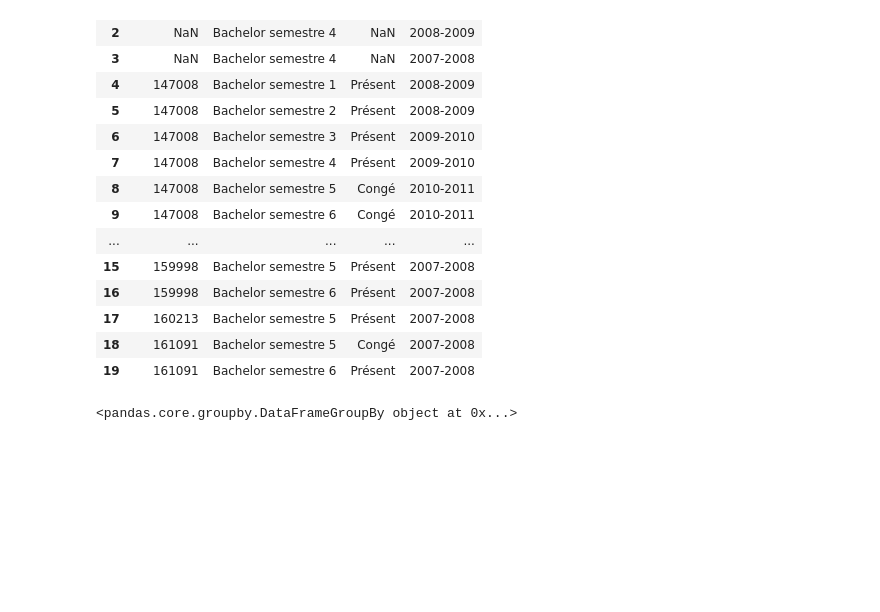
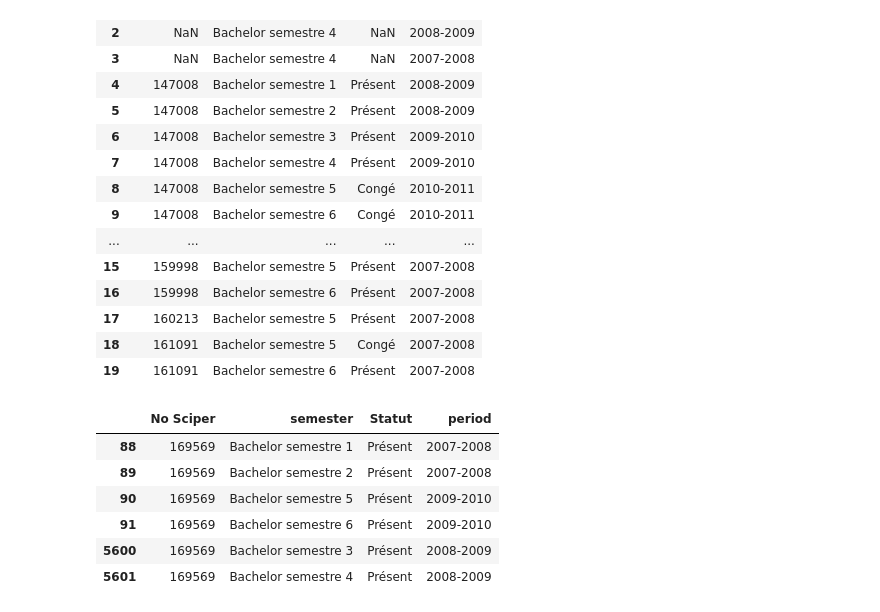
Before and after one commit to onanypoint/ADA-Homework, a Jupyter notebook: 02 - Data from the Web/Data from the web.ipynb, the cells around one changed output. Cells and saved outputs as stored; diff of their text form; code cells hidden in the pictures; blank space fills up the shorter version.

```diff
--- a/02 - Data from the Web/Data from the web.ipynb
+++ b/02 - Data from the Web/Data from the web.ipynb
@@ -229,4 +236,10 @@ d.head(20)
 # %%
-d.groupby(['No Sciper'])
+d[d['No Sciper'] == '169569']
 # %% [output]
-<pandas.core.groupby.DataFrameGroupBy object at 0x...>
+|  | No Sciper | semester | Statut | period |
+| 88 | 169569 | Bachelor semestre 1 | Présent | 2007-2008 |
+| 89 | 169569 | Bachelor semestre 2 | Présent | 2007-2008 |
+| 90 | 169569 | Bachelor semestre 5 | Présent | 2009-2010 |
+| 91 | 169569 | Bachelor semestre 6 | Présent | 2009-2010 |
+| 5600 | 169569 | Bachelor semestre 3 | Présent | 2008-2009 |
+| 5601 | 169569 | Bachelor semestre 4 | Présent | 2008-2009 |
```
Also changed, not shown: parts of 8 cells of this notebook.
